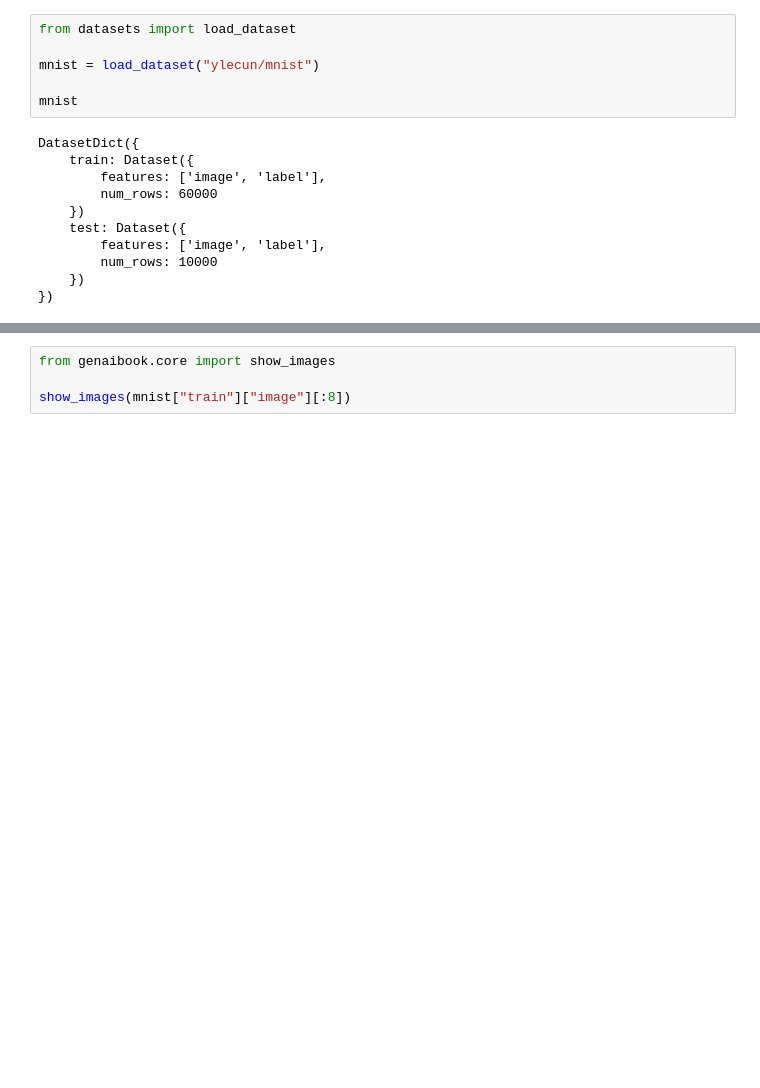
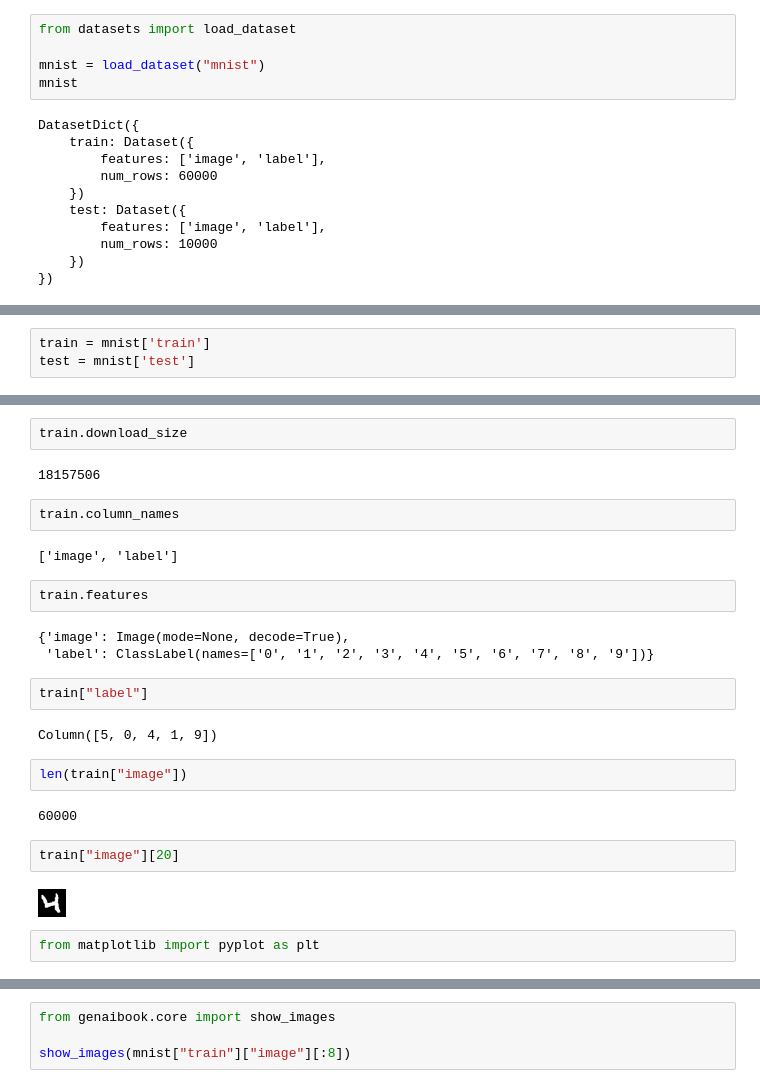
Before and after one commit to asuzukosi/ai-experiments-v2, a Jupyter notebook: opensource-ai-notebooks/[Basics]Compressing_Models.ipynb, the cells around one changed output, grey strips where cells are left out. Cells and saved outputs as stored; diff of their text form; blank space fills up the shorter version.

Commit message:
feat: experiment with huggingface datasets

```diff
--- a/opensource-ai-notebooks/[Basics]Compressing_Models.ipynb
+++ b/opensource-ai-notebooks/[Basics]Compressing_Models.ipynb
@@ -7,8 +7,7 @@
 # %%
 from datasets import load_dataset
 
-mnist = load_dataset("ylecun/mnist")
-
+mnist = load_dataset("mnist")
 mnist
 # %% [output]
 DatasetDict({
@@ -23,0 +72,3 @@ DatasetDict({
+# %%
+train = mnist['train']
+test = mnist['test']
@@ -23,0 +91,27 @@ DatasetDict({
+# %%
+train.download_size
+# %% [output]
+18157506
+# %%
+train.column_names
+# %% [output]
+['image', 'label']
+# %%
+train.features
+# %% [output]
+{'image': Image(mode=None, decode=True),
+ 'label': ClassLabel(names=['0', '1', '2', '3', '4', '5', '6', '7', '8', '9'])}
+# %%
+train["label"]
+# %% [output]
+Column([5, 0, 4, 1, 9])
+# %%
+len(train["image"])
+# %% [output]
+60000
+# %%
+train["image"][20]
+# %% [output]
+[figure, added]
+# %%
+from matplotlib import pyplot as plt
```
Also changed, not shown: parts of 18 cells of this notebook.
